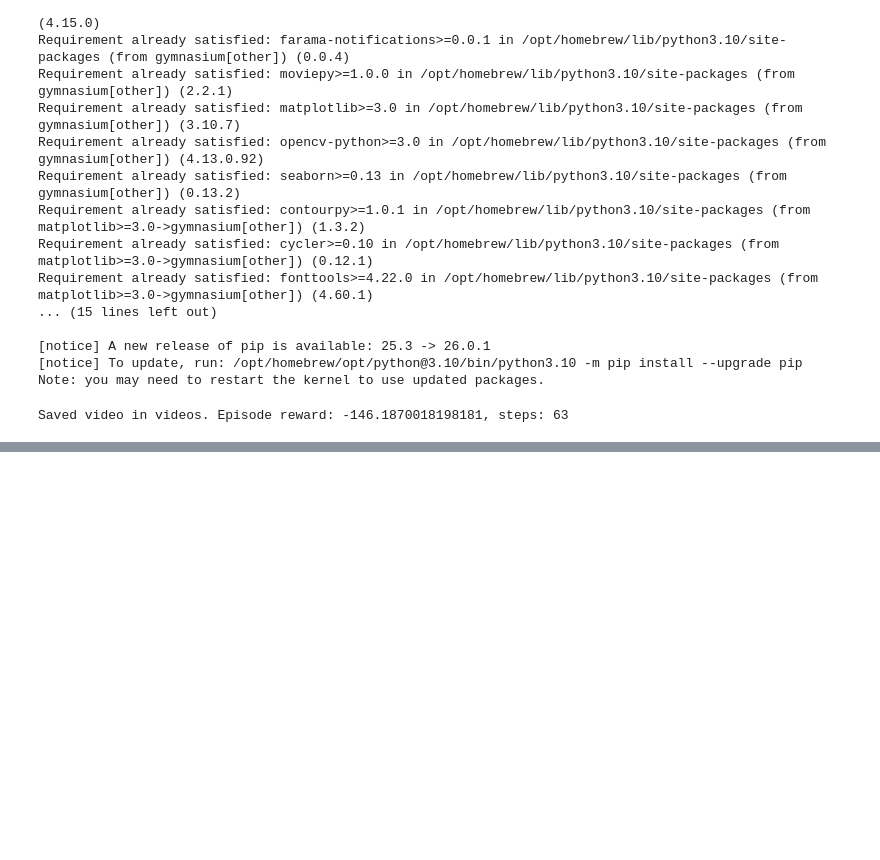
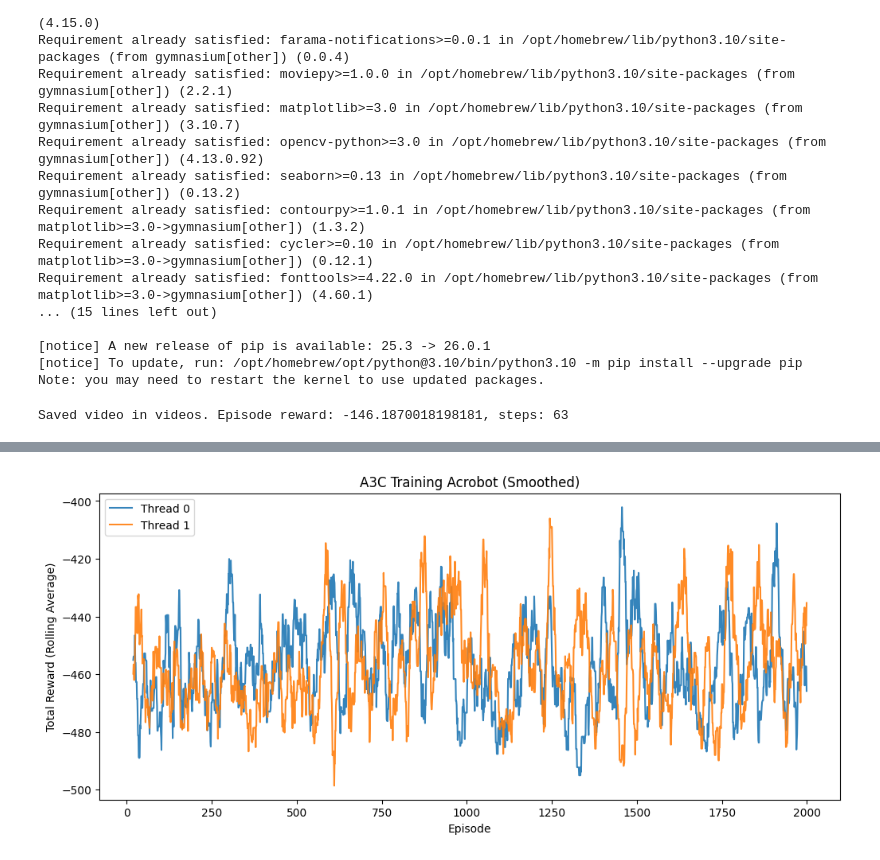
Before and after one commit to aryaa-deshpande/Actor-Critic-RL, a Jupyter notebook: complex_environment.ipynb, the cells around one changed output, grey strips where cells are left out. Drawn from its saved outputs; the diff is of its cells as text; code cells hidden in the pictures; blank space fills up the shorter version.

```diff
--- a/complex_environment.ipynb
+++ b/complex_environment.ipynb
@@ -243,0 +411,15 @@ torch.save(model.state_dict(), 'a3_part_3_a3c_lunarlander_aryaapar.pth')
+# %%
+import pandas as pd
+
+window = 20
+
+plt.figure(figsize=(12, 5))
+plt.plot(pd.Series(all_rewards_2[0]).rolling(window).mean(), label='Thread 0', alpha=0.9)
+plt.plot(pd.Series(all_rewards_2[1]).rolling(window).mean(), label='Thread 1', alpha=0.9)
+plt.xlabel('Episode')
+plt.ylabel('Total Reward (Rolling Average)')
+plt.title('A3C Training Acrobot (Smoothed)')
+plt.legend()
+plt.show()
+# %% [output]
+[figure, added]
```
Also changed, not shown: parts of 16 cells of this notebook, 1 other file.
